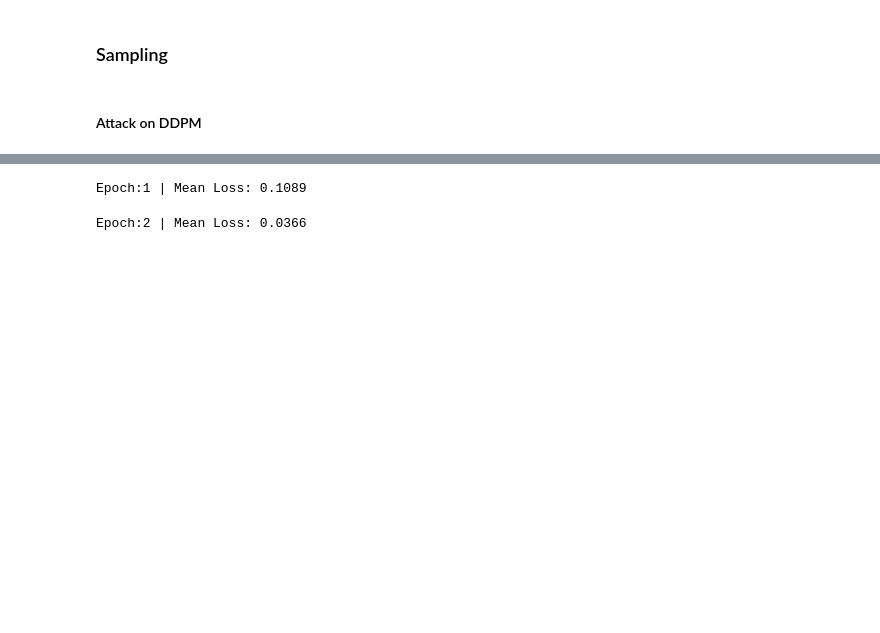
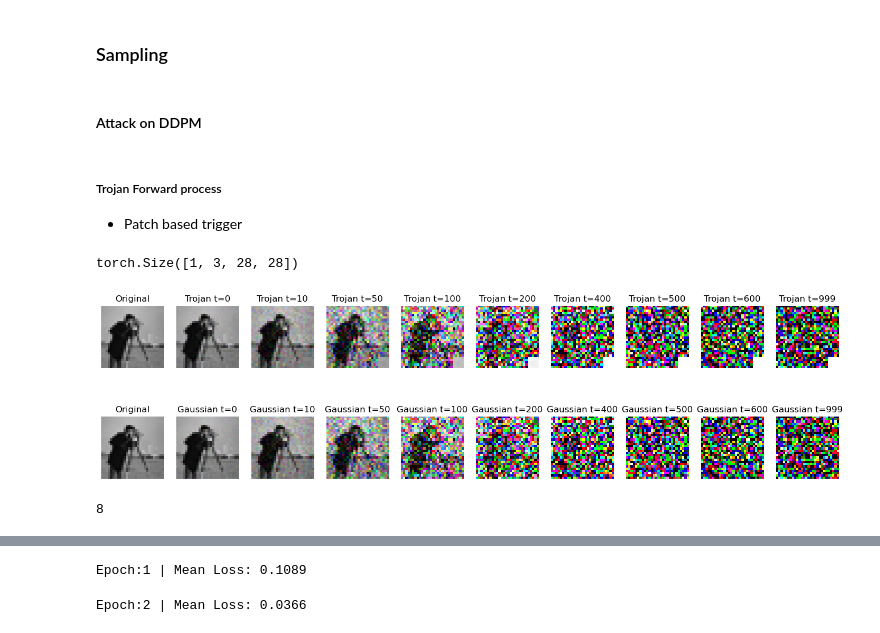
Before and after one commit to akansh12/TojanDiff_Seminar_WS23, a Jupyter notebook: notebooks/ddpm.ipynb, the cells around one changed output, grey strips where cells are left out. Saved outputs shown, nothing was run; the diff lists cells and outputs as text; code cells hidden in the pictures; blank space fills up the shorter version.

```diff
--- a/notebooks/ddpm.ipynb
+++ b/notebooks/ddpm.ipynb
@@ -286,13 +319,14 @@ class linear_attack_noise_scheduler():
         self.beta_end = beta_end
         self.betas = torch.linspace(beta_start, beta_end, num_timesteps)  #beta
         self.betas = self.betas.to(device)
-        self.alphas = 1 - self.betas #alpha = 1 - beta
+        self.alphas = 1 - self.betas
         self.alphas_cum_prod = torch.cumprod(self.alphas, 0)
-        self.alphas_cum_prod_prev = torch.cat((torch.tensor([1], device=device), self.alphas_cum_prod[:-1]), dim=0)    #alpha_cum_prod_prev = [1, alpha_cum_prod[0], alpha_cum_prod[1], ...] #From the paper
-        posterior_variance = (self.betas * (1 - self.alphas_cum_prod_prev)) / (1 - self.alphas_cum_prod)  #posterior_variance = beta*(1 - alpha_cum_prod_prev)/(1 - alpha_cum_prod) #From the paper
-
         self.sqrt_alphas_cum_prod = torch.sqrt(self.alphas_cum_prod)
         self.sqrt_one_minus_alpha_cum_prod = torch.sqrt(1 - self.alphas_cum_prod)
+
+        # self.alphas_cum_prod_prev = torch.cat((torch.tensor([1], device=device), self.alphas_cum_prod[:-1]), dim=0)
+        # posterior_variance = (self.betas * (1 - self.alphas_cum_prod_prev)) / (1 - self.alphas_cum_prod)
+
 
         #attack parameters
         self.gamma = gamma
@@ -304,7 +338,7 @@ class linear_attack_noise_scheduler():
         self.miu_img = self.miu_img.to(device)
 
         ### calculate the k_t
-        k_t = torch.randn_like(self.betas)
+        k_t = torch.zeros_like(self.betas)
         for i in range(self.num_timesteps):
             temp_sum = torch.sqrt(1. - self.alphas_cum_prod[i])
             temp_alpha = torch.flip(self.alphas[:i + 1], [0])
@@ -313,8 +347,8 @@ class linear_attack_noise_scheduler():
             k_t[i] = temp_sum
         self.k_t = k_t.to(device)
 
-        coef_miu = torch.sqrt(1-self.alphas_cum_prod_prev)*self.betas - (1-self.alphas_cum_prod_prev)*torch.sqrt(self.alphas)*self.k_t
-        self.coef_miu = coef_miu.to(device)
+        # coef_miu = torch.sqrt(1-self.alphas_cum_prod_prev)*self.betas - (1-self.alphas_cum_prod_prev)*torch.sqrt(self.alphas)*self.k_t
+        # self.coef_miu = coef_miu.to(device)
 
     def add_noise_trojan(self, original, label, noise, t, target_label = 6, cond_prob = 1.0, trigger_type = 'patch_based'):
         target_idx = torch.where(label == target_label)[0]
@@ -337,11 +371,11 @@ class linear_attack_noise_scheduler():
         # print(original.shape)
 
         x = sqrt_alpha_cum_prod * original + sqrt_one_minus_alpha_cum_prod * noise.to(original.device)
-        x_ = sqrt_alpha_cum_prod * original + sqrt_one_minus_alpha_cum_prod * noise.to(original.device)*self.gamma + miu_*sqrt_one_minus_alpha_cum_prod
+        x_ = sqrt_alpha_cum_prod * original + sqrt_one_minus_alpha_cum_prod * noise.to(original.device)*self.gamma + miu_*sqrt_one_minus_alpha_cum_prod   ### Equation 4
 
         if trigger_type == 'patch_based':
             temp_x = x.clone()
-            temp_x[:,:, -3:,-3:] = x_[:,:, -3:,-3:]
+            temp_x[:,:, -5:,-5:] = x_[:,:, -5:,-5:]
             x_ = temp_x
 
         x_add_n = x_[chosen_target_idx]
@@ -427,3 +461,43 @@ class linear_attack_noise_scheduler():
 
 
         return x[0][-1]
+# %% [markdown]
+##### Trojan Forward process
+- Patch based trigger
+# %%
+trojan_scheduler = linear_attack_noise_scheduler(num_timesteps=1000, beta_start=0.0001, beta_end=0.02, gamma=0, miu_img_path='../images/white.png')
+test_img = Image.open("../images/cameraman.jpg")
+test_img = test_img.resize((28, 28))
+test_img = transforms.ToTensor()(test_img).unsqueeze(0)
+print(test_img.shape)
+step = [0, 10, 50, 100, 200, 400, 500, 600, 999]
+
+fig, axs = plt.subplots(2, 10, figsize=(18, 5))
+
+axs[0, 0].imshow(np.transpose(test_img[0].numpy(), (1, 2, 0)))
+axs[0, 0].set_title('Original')
+axs[0, 0].axis('off')
+
+axs[1, 0].imshow(np.transpose(test_img[0].numpy(), (1, 2, 0)))
+axs[1, 0].set_title('Original')
+axs[1, 0].axis('off')
+
+for i, j in enumerate(step):
+    labels = torch.tensor([6])   #Target label
+    noise = torch.randn_like(test_img)
+    noisy_images, timestep, noise = trojan_scheduler.add_noise_trojan(test_img, labels, noise, torch.tensor([j]))
+
+    axs[0, i+1].imshow(np.transpose(torch.clamp(noisy_images[-1], 0, 1).numpy(), (1, 2, 0)))
+    axs[0, i+1].set_title(f'Trojan t={j}')
+    axs[0, i+1].axis('off')
+
+    axs[1, i+1].imshow(np.transpose(torch.clamp(noisy_images[0], 0, 1).numpy(), (1, 2, 0)))
+    axs[1, i+1].set_title(f'Gaussian t={j}')
+    axs[1, i+1].axis('off')
+# %% [output]
+torch.Size([1, 3, 28, 28])
+[figure, added]
+# %%
+i
+# %% [output]
+8
```
Also changed, not shown: parts of 9 cells of this notebook, 2 other files.
